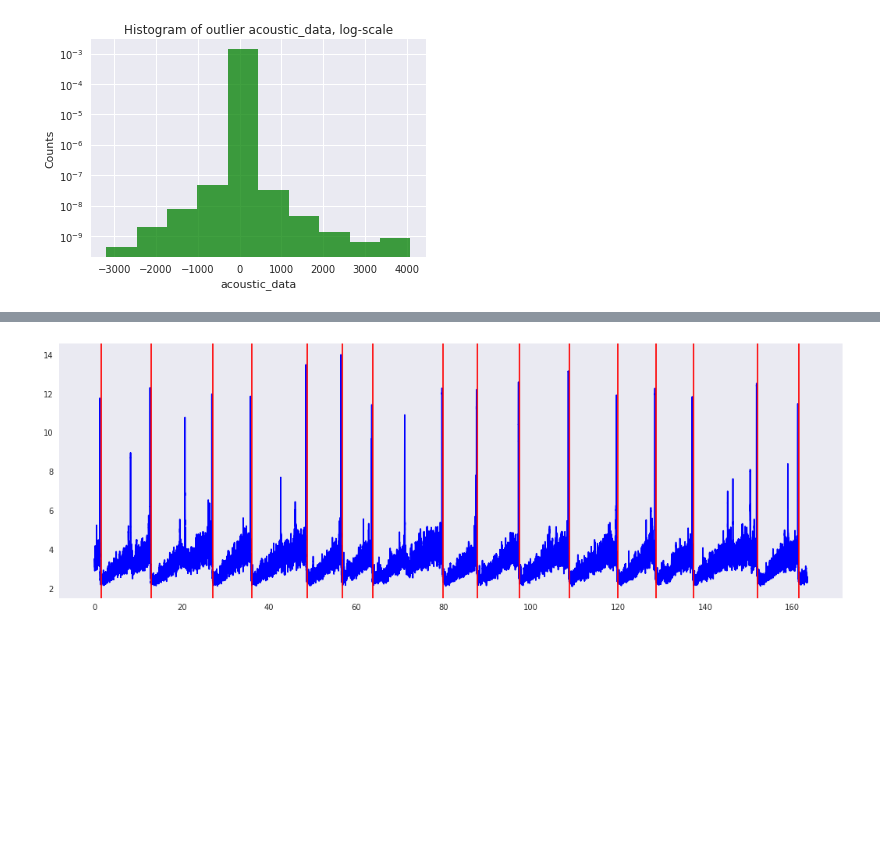
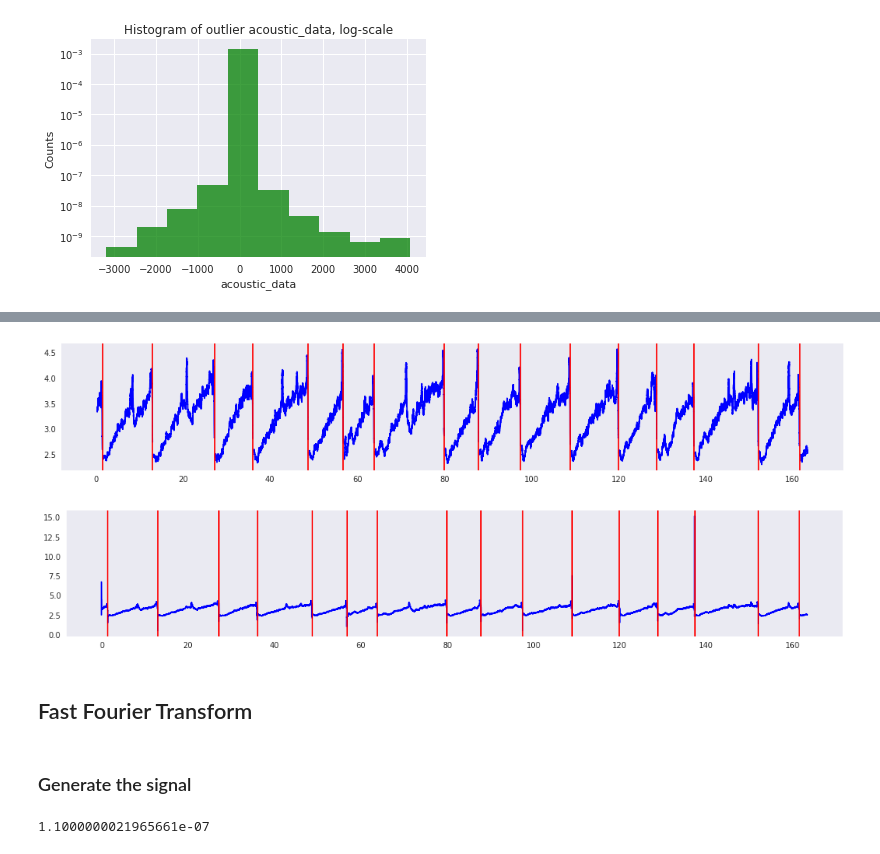
Before and after one commit to jeff-daniels/kaggle-scripts, a Jupyter notebook: LANL Earthquake Detection.ipynb, the cells around one changed output, grey strips where cells are left out. Drawn from its saved outputs; the diff is of its cells as text; code cells hidden in the pictures; blank space fills up the shorter version.

```diff
--- a/LANL Earthquake Detection.ipynb
+++ b/LANL Earthquake Detection.ipynb
@@ -336,4 +446,36 @@ def get_rolling_means(df, n_sigmas = None, windows = [100, 1000, 10000, 100000])
     return df
-# %%
-%%time
-train = get_rolling_means(train, n_sigmas = 3)
+# %%
+def add_rolling_std_column(df, column = 'acoustic_data', windows = [100]):
+    episodes = get_episodes(df)
+    for win in windows:
+        # Setup columns
+        new_col_name = column + '_std_' + str(win)
+        rolling = []
+        for episode in episodes:
+            series = df[column].iloc[episode]
+            # Call the rolling Function
+            rolling += (pd.Series(series).rolling(center = False, window = win).std().tolist())
+        # write column to dataframe
+        df[new_col_name] = rolling
+    return df
+# %%
+def add_ewma_column(df, column = 'acoustic_data', center_of_mass = [100]):
+    episodes = get_episodes(df)
+    for center in center_of_mass:
+        # Setup columns
+        new_col_name = column + '_ewma_' + str(center)
+        rolling = []
+        for episode in episodes:
+            series = df[column].iloc[episode]
+            # Call the rolling Function
+            rolling += (pd.Series(series).ewm(com = center).mean().tolist())
+        # write column to dataframe
+        df[new_col_name] = rolling
+    return df
+# %%
+%%time
+for column in ['acoustic_data_dev', 'normal_dev', 'outlier_dev']:
+    windows = [100, 1000, 10000, 100000]
+    train = add_rolling_mean_column(train, column = column, windows = windows)
+    train = add_rolling_std_column(train, column = column, windows = windows)
+    train = add_ewma_column(train, column = column, center_of_mass = windows)
@@ -340,4 +580,4 @@ train = get_rolling_means(train, n_sigmas = 3)
 # %%
-plot_failure(train, column = 'mean_10000', nrows=1)
+plot_failure(train, column = 'normal_dev_mean_10000', nrows=1, figsize = (18,3))
 # %% [output]
-[figure, old version]
+[figure, new version]
@@ -345,0 +584,6 @@ train.corrwith(train['time_to_failure'])
+# %%
+plot_failure(train, column = 'normal_dev_ewma_10000', nrows=1, figsize = (18,3))
+# %% [output]
+[figure, added]
+# %% [markdown]
+## Fast Fourier Transform
@@ -345,0 +592,6 @@ train.corrwith(train['time_to_failure'])
+# %% [markdown]
+### Generate the signal
+# %%
+np.abs(train['time_to_failure'].diff().median())
+# %% [output]
+1.1000000021965661e-07
```
Also changed, not shown: parts of 47 cells of this notebook.
